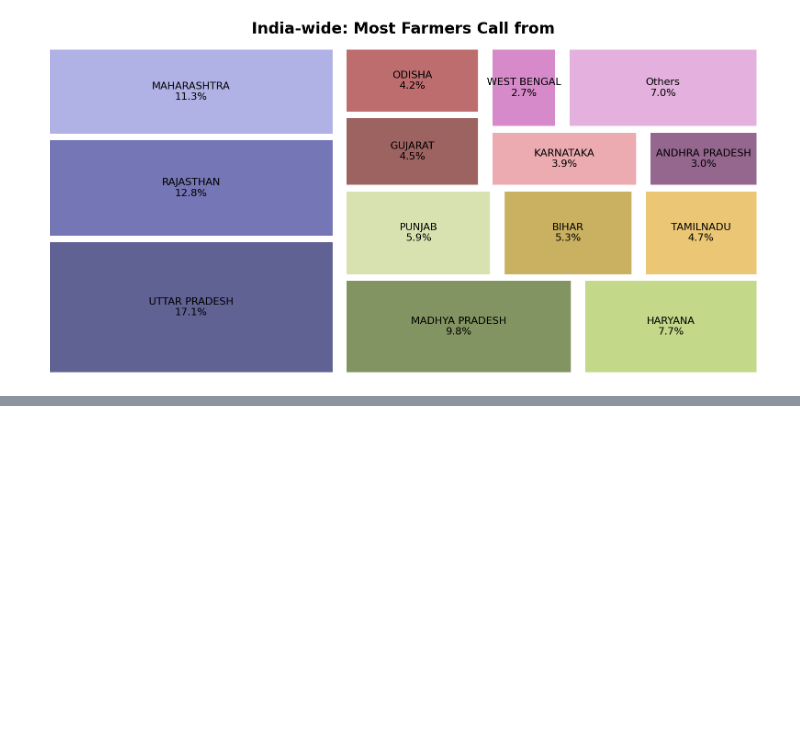
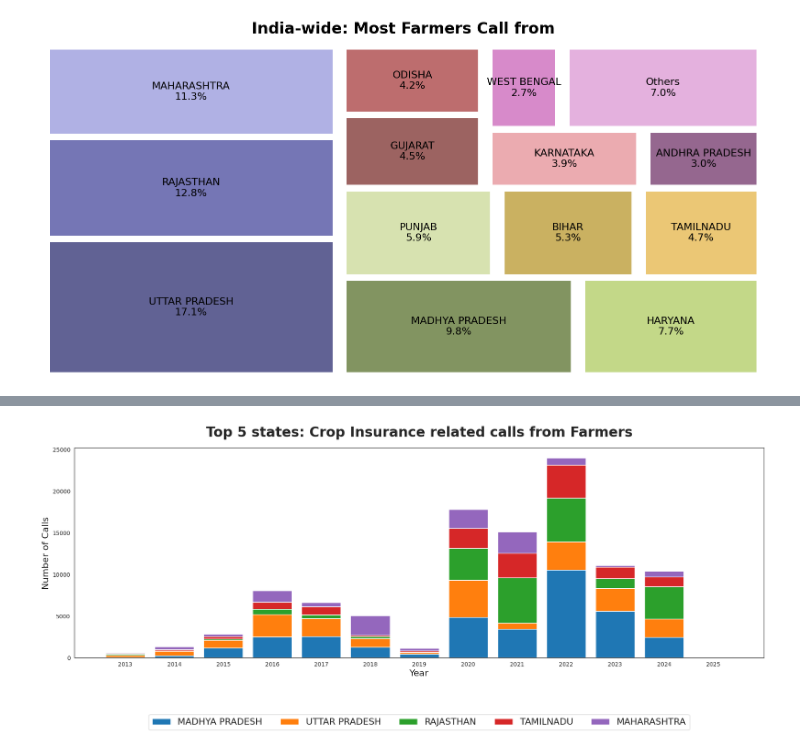
Before and after one commit to amandla-deployment/paper-farmer-chatbot, a Jupyter notebook: code_1_creating_cleaned_dataset_for_India.ipynb, the cells around one changed output, grey strips where cells are left out. Cells and saved outputs as stored; diff of their text form; code cells hidden in the pictures; blank space fills up the shorter version.

```diff
--- a/code_1_creating_cleaned_dataset_for_India.ipynb
+++ b/code_1_creating_cleaned_dataset_for_India.ipynb
@@ -1035,0 +1028,93 @@ shape: (5, 12)
+# %%
+# First get the top 10 states using len()
+top_states = (final_df.group_by('StateName')
+              .len()
+              .sort('len', descending=True)
+              .head(10)
+              .get_column('StateName')
+              .to_list())
+
+# Filter for top states, AGRICULTURE sector, and insurance-related queries
+insurance_df = (final_df
+              .filter(pl.col('StateName').is_in(top_states))
+              .filter(pl.col('Sector') == 'AGRICULTURE')
+              .filter(pl.col('QueryType').str.to_lowercase().str.contains('insurance')))
+# %%
+import polars as pl
+import matplotlib.pyplot as plt
+import seaborn as sns
+import numpy as np
+
+def analyze_state_trends(df, n_states=5):
+    # Get top N states by count
+    top_states = (df.group_by('StateName')
+                   .len()
+                   .sort('len', descending=True)
+                   .head(n_states)
+                   .get_column('StateName')
+                   .to_list())
+
+    # Define dark pastel colors
+    colors = [
+        '#7B8FA1',  # dark pastel blue-gray
+        '#A4907C',  # dark pastel brown
+        '#917FB3',  # dark pastel purple
+        '#749F82',  # dark pastel green
+        '#A84448',  # dark pastel red
+    ]
+
+    # Filter for top states
+    df_filtered = df.filter(pl.col('StateName').is_in(top_states))
+
+    # Get yearly counts for each state
+    yearly_counts = (df_filtered.group_by(['Year', 'StateName'])
+                               .len()
+                               .pivot(
+                                   values='len',
+                                   index='Year',
+                                   columns='StateName'
+                               )
+                               .sort('Year'))
+
+    # Create the visualization
+    plt.figure(figsize=(18, 8))
+    sns.set_style("white")
+
+    # Get years and data for plotting
+    years = yearly_counts.get_column('Year').to_numpy()  # Convert to numpy
+    bottom = np.zeros(len(years))
+
+    # Create stacked bars
+    # for state in top_states:
+    #     values = yearly_counts.get_column(state).to_numpy()  # Convert to numpy
+    #     plt.bar(years, values, bottom=bottom, label=state)
+    #     bottom = bottom + values  # Changed from += to +
+
+    for i, state in enumerate(top_states):
+        values = yearly_counts.get_column(state).to_numpy()
+        plt.bar(years, values, bottom=bottom, label=state, color=colors[i])
+        bottom = bottom + values
+
+    # Customize the plot
+    plt.title(f'Top {n_states} states: Crop Insurance related calls from Farmers', pad=20, fontsize=24, fontweight='bold')
+    plt.xlabel('Year', fontsize=16)
+    plt.ylabel('Number of Calls', fontsize=16, fontweight='regular')
+    plt.xticks(years)
+    plt.legend(bbox_to_anchor=(0.5, -0.25), loc='upper center', ncol=len(top_states), fontsize=16)
+
+    # Format y-axis to use M notation
+    # def format_func(x, p):
+    #     return f'{x/1000000:.1f}M'
+    # plt.gca().yaxis.set_major_formatter(plt.FuncFormatter(format_func))
+
+    plt.savefig('plots_folder/plot_5.png',
+                bbox_inches='tight'
+                )
+    plt.tight_layout()
+
+    return plt.gcf(), yearly_counts
+
+# Example usage:
+fig, data = analyze_state_trends(insurance_df)
+plt.show()
+# %% [output]
@@ -1035,0 +1122 @@ shape: (5, 12)
+[figure, added]
```
Also changed, not shown: parts of 19 cells of this notebook, 9 other files.
